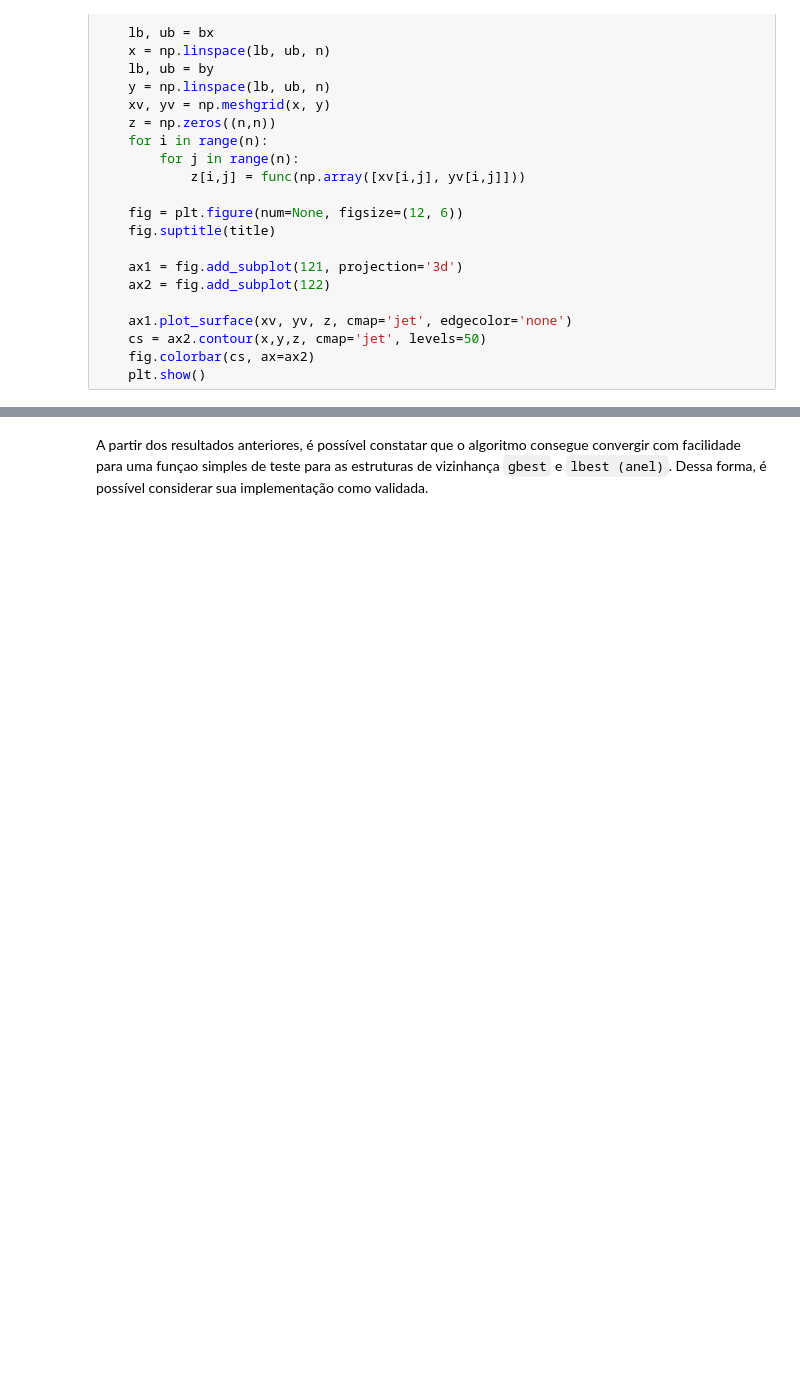
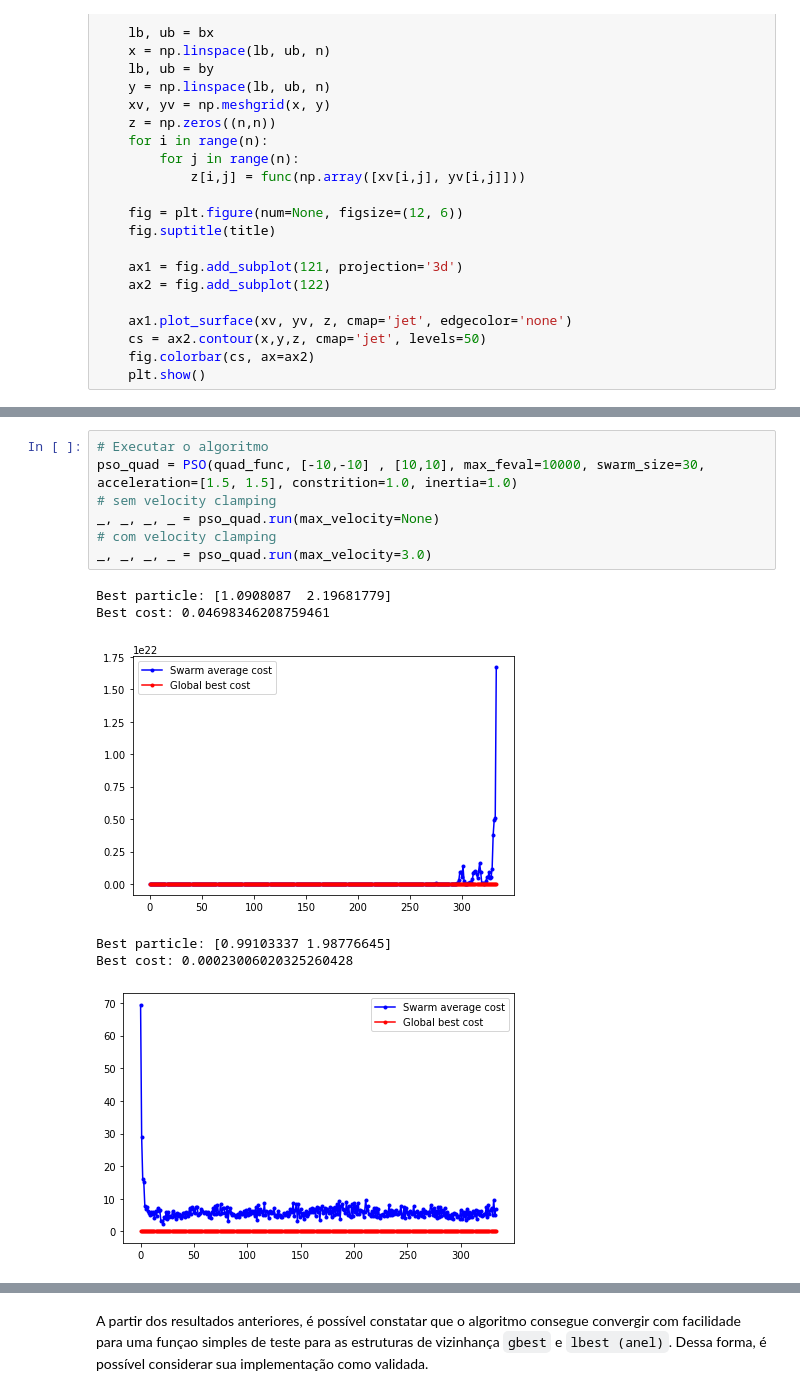
Before and after one commit to vicrsp/ce-ppgee, a Jupyter notebook: src/notebooks/tp2_pso.ipynb, the cells around one changed output, grey strips where cells are left out. Saved outputs shown, nothing was run; the diff lists cells and outputs as text; blank space fills up the shorter version.

```diff
--- a/src/notebooks/tp2_pso.ipynb
+++ b/src/notebooks/tp2_pso.ipynb
@@ -268,0 +333,14 @@ class PSO:
+# %%
+# Executar o algoritmo
+pso_quad = PSO(quad_func, [-10,-10] , [10,10], max_feval=10000, swarm_size=30, acceleration=[1.5, 1.5], constrition=1.0, inertia=1.0)
+# sem velocity clamping
+_, _, _, _ = pso_quad.run(max_velocity=None)
+# com velocity clamping
+_, _, _, _ = pso_quad.run(max_velocity=3.0)
+# %% [output]
+Best particle: [1.0908087  2.19681779]
+Best cost: 0.04698346208759461
+[figure, added]
+Best particle: [0.99103337 1.98776645]
+Best cost: 0.00023006020325260428
+[figure, added]
```
Also changed, not shown: parts of 43 cells of this notebook.
